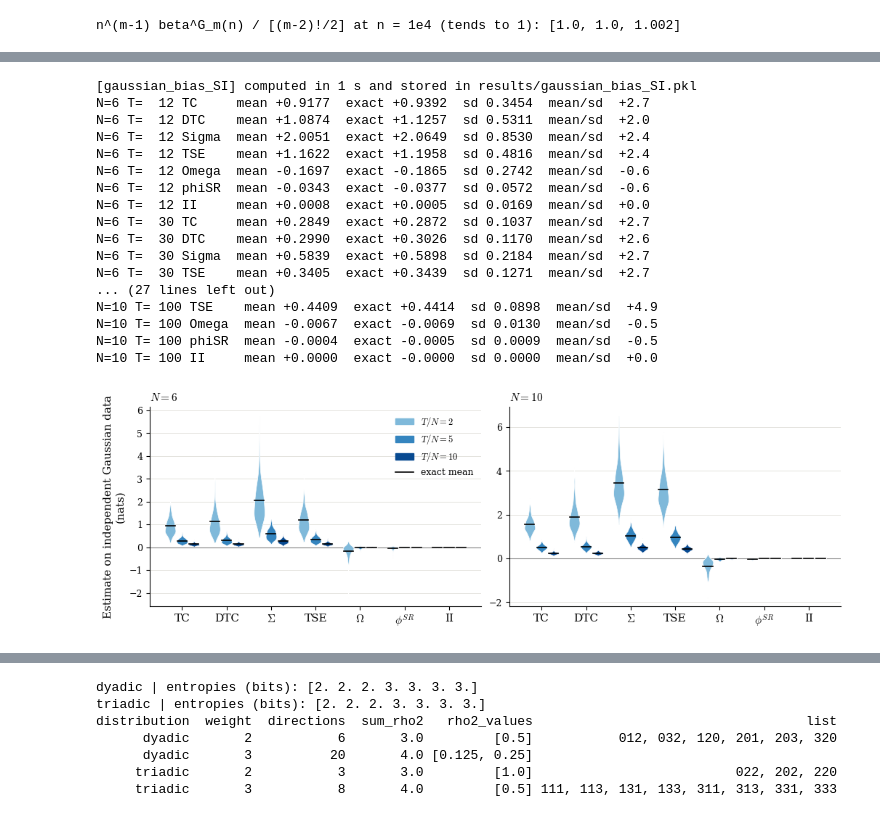
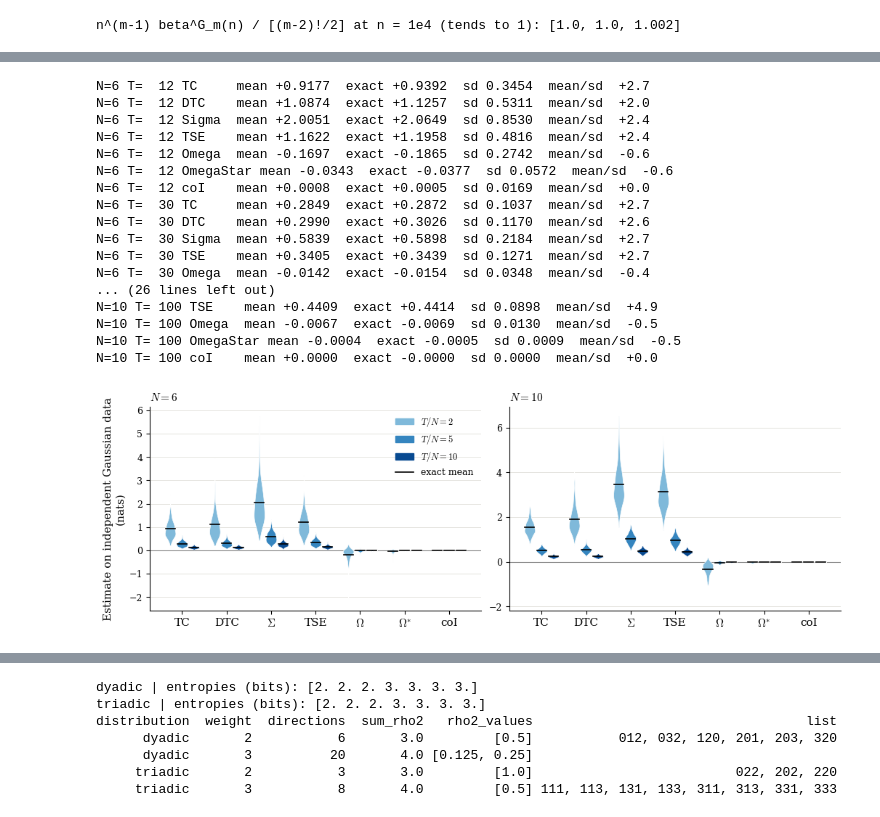
Before and after one commit to GuEMM/OrderWeights, a Jupyter notebook: notebooks/reproduce_figures_and_tables.ipynb, the cells around one changed output, grey strips where cells are left out. Drawn from its saved outputs; the diff is of its cells as text; code cells hidden in the pictures.

```diff
--- a/notebooks/reproduce_figures_and_tables.ipynb
+++ b/notebooks/reproduce_figures_and_tables.ipynb
@@ -565,7 +601,7 @@ two copies: mixture minimum -0.1883 ln 2 at eps = 0.73; negative for all 0 < eps
 Plug-in estimates on $T$ independent samples from the uniform distribution of $N=6$ variables. The exact mean is Eq. (bias-exact), $\mathbb E[\hat\phi]=\sum_m\lambda_m\binom Nm\beta_m(T)$; its large-sample form is Eq. (bias). We first check that the two expressions of the exact mean (through the $c_k$ and through the order weights) agree.
 # %%
 for q in (2, 3, 4):
-    for name in ("TC", "DTC", "Sigma", "TSE", "Omega", "phiSR", "II"):
+    for name in ("TC", "DTC", "Sigma", "TSE", "Omega", "OmegaStar", "coI"):
         c = M.coeffs(name, 6)
         for T in (q ** 3, q ** 6):
             assert np.isclose(B.exact_bias(c, 6, q, T), B.exact_bias_lambda(c, 6, q, T), rtol=1e-9, atol=1e-12)
@@ -603,6 +639,6 @@ def violin_figure(sims, names, N, qs, ratios, name, width=17.0, legend_ax=0, leg
     save(fig, name, dpi=250)
     plt.show()
 
-MAIN = dict(names=["Omega", "Sigma", "II"], N=6, qs=(2, 3), ratios=(1, 5, 10))
-SI = dict(names=["TC", "DTC", "Sigma", "TSE", "Omega", "phiSR", "II"], N=6, qs=(2, 3, 4), ratios=(1, 5, 10))
+MAIN = dict(names=["Omega", "Sigma", "coI"], N=6, qs=(2, 3), ratios=(1, 5, 10))
+SI = dict(names=["TC", "DTC", "Sigma", "TSE", "Omega", "OmegaStar", "coI"], N=6, qs=(2, 3, 4), ratios=(1, 5, 10))
 sims_main = cached("bias_violins_main", lambda: run_violins(**MAIN, R=1000, seed=0))   # Fig. 5a,b, drawn in Sec. 6
@@ -621,7 +654,7 @@ for q in (2, 3, 4):
     src = sims_main if q in (2, 3) else sims_SI
     for ratio in (1, 10):
         T = ratio * q ** 6
-        for n in ("Omega", "Sigma", "II"):
+        for n in ("Omega", "Sigma", "coI"):
             c = M.coeffs(n, 6); s = src[(q, ratio)][n]
             rows.append(dict(q=q, T=T, measure=n, simulated_mean=s.mean(), exact=B.exact_bias(c, 6, q, T),
                              first_term=B.leading_bias(c, 6, q, T), sd=s.std()))
@@ -852,7 +882,7 @@ largest relative standard error: 0.01
 Plug-in estimates from the sample covariance of $T$ independent samples, $n=T-1$. The exact mean is Eq. (gauss-bias), the same for every Gaussian distribution. We first check that the two forms of the exact mean agree, and the leading behaviour $\beta^{\rm G}_m\simeq(m-2)!/2n^{m-1}$.
 # %%
 for N in (6, 10):
-    for name in ("TC", "DTC", "Sigma", "TSE", "Omega", "phiSR", "II"):
+    for name in ("TC", "DTC", "Sigma", "TSE", "Omega", "OmegaStar", "coI"):
         c = M.coeffs(name, N); lam = [float(x) for x in M.order_weights(c)]
         for T in (2 * N, 10 * N):
             alt = sum(lam[m - 1] * comb(N, m) * G.beta_G(m, T - 1) for m in range(2, N + 1))
@@ -979,26 +1007,26 @@ bias_figure(sims_main, gsims_main, ["Omega", "Sigma", "II"], "bias_main")
 # %%
-GSI = dict(names=["TC", "DTC", "Sigma", "TSE", "Omega", "phiSR", "II"], Ns=(6, 10), ratios=(2, 5, 10))
+GSI = dict(names=["TC", "DTC", "Sigma", "TSE", "Omega", "OmegaStar", "coI"], Ns=(6, 10), ratios=(2, 5, 10))
 gsims_SI = cached("gaussian_bias_SI", lambda: run_gauss(**GSI, R=600, seed=0))
-gauss_figure(gsims_SI, **GSI, name="gaussian_bias_SI", width=26.0)
+gauss_figure(gsims_SI, **GSI, name="SI_Figure_4_More_gaussian_bias", width=26.0)
 # %% [output]
-[gaussian_bias_SI] computed in 1 s and stored in results/gaussian_bias_SI.pkl
 N=6 T=  12 TC     mean +0.9177  exact +0.9392  sd 0.3454  mean/sd  +2.7
 N=6 T=  12 DTC    mean +1.0874  exact +1.1257  sd 0.5311  mean/sd  +2.0
 N=6 T=  12 Sigma  mean +2.0051  exact +2.0649  sd 0.8530  mean/sd  +2.4
 N=6 T=  12 TSE    mean +1.1622  exact +1.1958  sd 0.4816  mean/sd  +2.4
 N=6 T=  12 Omega  mean -0.1697  exact -0.1865  sd 0.2742  mean/sd  -0.6
-N=6 T=  12 phiSR  mean -0.0343  exact -0.0377  sd 0.0572  mean/sd  -0.6
-N=6 T=  12 II     mean +0.0008  exact +0.0005  sd 0.0169  mean/sd  +0.0
+N=6 T=  12 OmegaStar mean -0.0343  exact -0.0377  sd 0.0572  mean/sd  -0.6
+N=6 T=  12 coI    mean +0.0008  exact +0.0005  sd 0.0169  mean/sd  +0.0
 N=6 T=  30 TC     mean +0.2849  exact +0.2872  sd 0.1037  mean/sd  +2.7
 N=6 T=  30 DTC    mean +0.2990  exact +0.3026  sd 0.1170  mean/sd  +2.6
 N=6 T=  30 Sigma  mean +0.5839  exact +0.5898  sd 0.2184  mean/sd  +2.7
 N=6 T=  30 TSE    mean +0.3405  exact +0.3439  sd 0.1271  mean/sd  +2.7
-... (27 lines left out)
+N=6 T=  30 Omega  mean -0.0142  exact -0.0154  sd 0.0348  mean/sd  -0.4
+... (26 lines left out)
 N=10 T= 100 TSE    mean +0.4409  exact +0.4414  sd 0.0898  mean/sd  +4.9
 N=10 T= 100 Omega  mean -0.0067  exact -0.0069  sd 0.0130  mean/sd  -0.5
-N=10 T= 100 phiSR  mean -0.0004  exact -0.0005  sd 0.0009  mean/sd  -0.5
-N=10 T= 100 II     mean +0.0000  exact -0.0000  sd 0.0000  mean/sd  +0.0
+N=10 T= 100 OmegaStar mean -0.0004  exact -0.0005  sd 0.0009  mean/sd  -0.5
+N=10 T= 100 coI    mean +0.0000  exact -0.0000  sd 0.0000  mean/sd  +0.0
-[figure, old version]
+[figure, new version]
 # %%
 # SI Table S-gauss (separate run: Sigma and Omega only, 1000 data sets, seed 0)
 gsims_tab = cached("tab_S-gauss", lambda: run_gauss(["Sigma", "Omega"], (6, 10), (2, 5, 10), R=1000, seed=0))
```
Also changed, not shown: parts of 26 cells of this notebook, 32 other files.
